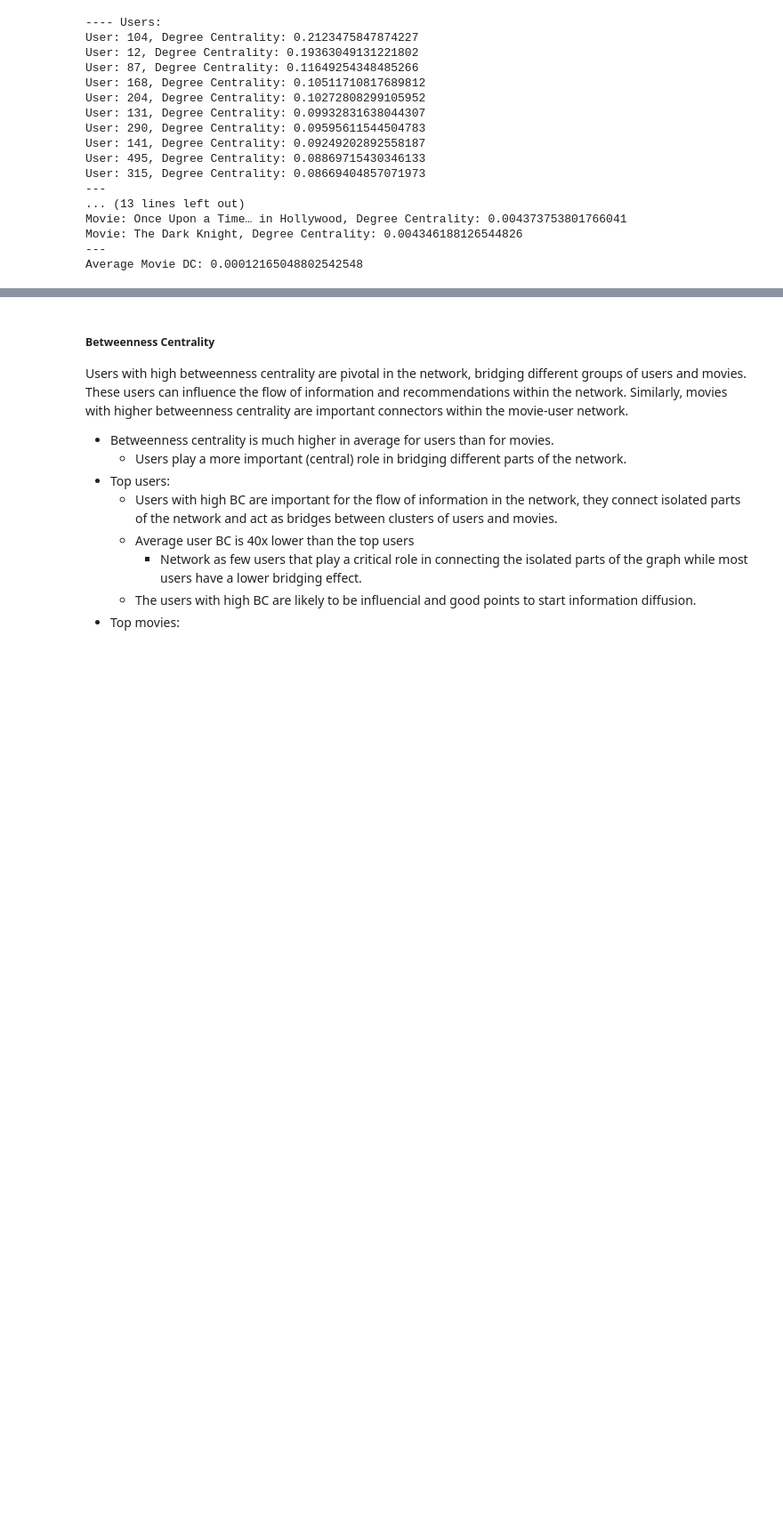
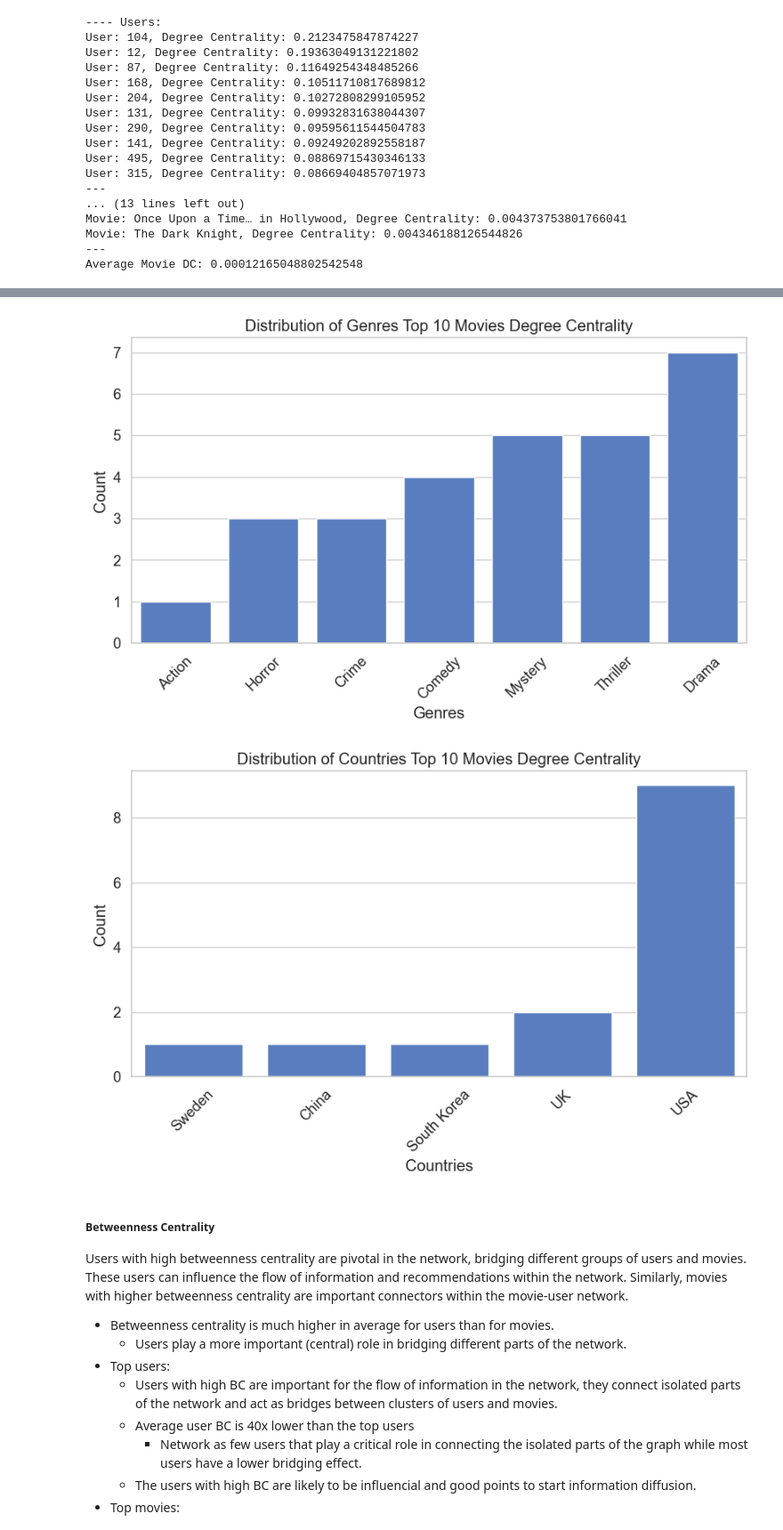
Before and after one commit to DiogoRoch/SMA-Lboxd, a Jupyter notebook: 5_Network_Exploration.ipynb, the cells around one changed output, grey strips where cells are left out. Shown at 89% size. Saved outputs shown, nothing was run; the diff lists cells and outputs as text; code cells hidden in the pictures; blank space fills up the shorter version.

```diff
--- a/5_Network_Exploration.ipynb
+++ b/5_Network_Exploration.ipynb
@@ -12,3 +12,4 @@ import networkx as nx
 import igraph as ig
 
 %matplotlib inline
+sns.set_theme(style="whitegrid", palette="muted", font="sans-serif", font_scale=1.2)
@@ -170,3 +182,9 @@ Movie: Once Upon a Time… in Hollywood, Degree Centrality: 0.004373753801766041
 Movie: The Dark Knight, Degree Centrality: 0.004346188126544826
 ---
 Average Movie DC: 0.00012165048802542548
+# %%
+# Print augmented values from top 10 BC movies
+
+top_10_mdc_names = [mbc[0] for mbc in top_10_mdc]
+top_10_mdc_movies = augm_movies[augm_movies['name'].isin(top_10_mdc_names)]
+top_10_mdc_movies
@@ -173,3 +203,51 @@ Average Movie DC: 0.00012165048802542548
+# %%
+augm_counts_mdc = {
+    'genres': [],
+    'countries': []
+}
+
+for i, row in top_10_mdc_movies.iterrows():
+
+    genres = row['genre']
+    for g in genres: augm_counts_mdc['genres'].append(g)
+
+    countries = row['country']
+    for c in countries: augm_counts_mdc['countries'].append(c)
+# %%
+from collections import Counter
+
+# Count occurrences of each genre and sort by genre name
+genre_counts_mdc = dict(Counter(augm_counts_mdc['genres']))
+sorted_genres_mdc = sorted(genre_counts_mdc.items(), key=lambda x: x[1])
+
+# Count occurrences of each country and sort by country name
+country_counts_mdc = dict(Counter(augm_counts_mdc['countries']))
+sorted_countries_mdc = sorted(country_counts_mdc.items(), key=lambda x: x[1])
+
+# Separate keys and values for plotting
+genres_mdc, genre_counts_mdc = zip(*sorted_genres_mdc)
+countries_mdc, country_counts_mdc = zip(*sorted_countries_mdc)
+
+# Create the genre histogram
+plt.figure(figsize=(10, 5))
+sns.barplot(x=list(genres_mdc), y=list(genre_counts_mdc))
+plt.title('Distribution of Genres Top 10 Movies Degree Centrality')
+plt.xlabel('Genres')
+plt.ylabel('Count')
+plt.xticks(rotation=45)
+plt.show()
+
+# Create the country histogram
+plt.figure(figsize=(10, 5))
+sns.barplot(x=list(countries_mdc), y=list(country_counts_mdc))
+plt.title('Distribution of Countries Top 10 Movies Degree Centrality')
+plt.xlabel('Countries')
+plt.ylabel('Count')
+plt.xticks(rotation=45)
+plt.show()
+# %% [output]
+[figure, added]
+[figure, added]
 # %% [markdown]
 ##### Betweenness Centrality
 Users with high betweenness centrality are pivotal in the network, bridging different groups of users and movies. These users can influence the flow of information and recommendations within the network. Similarly, movies with higher betweenness centrality are important connectors within the movie-user network.
```
Also changed, not shown: parts of 9 cells of this notebook.
